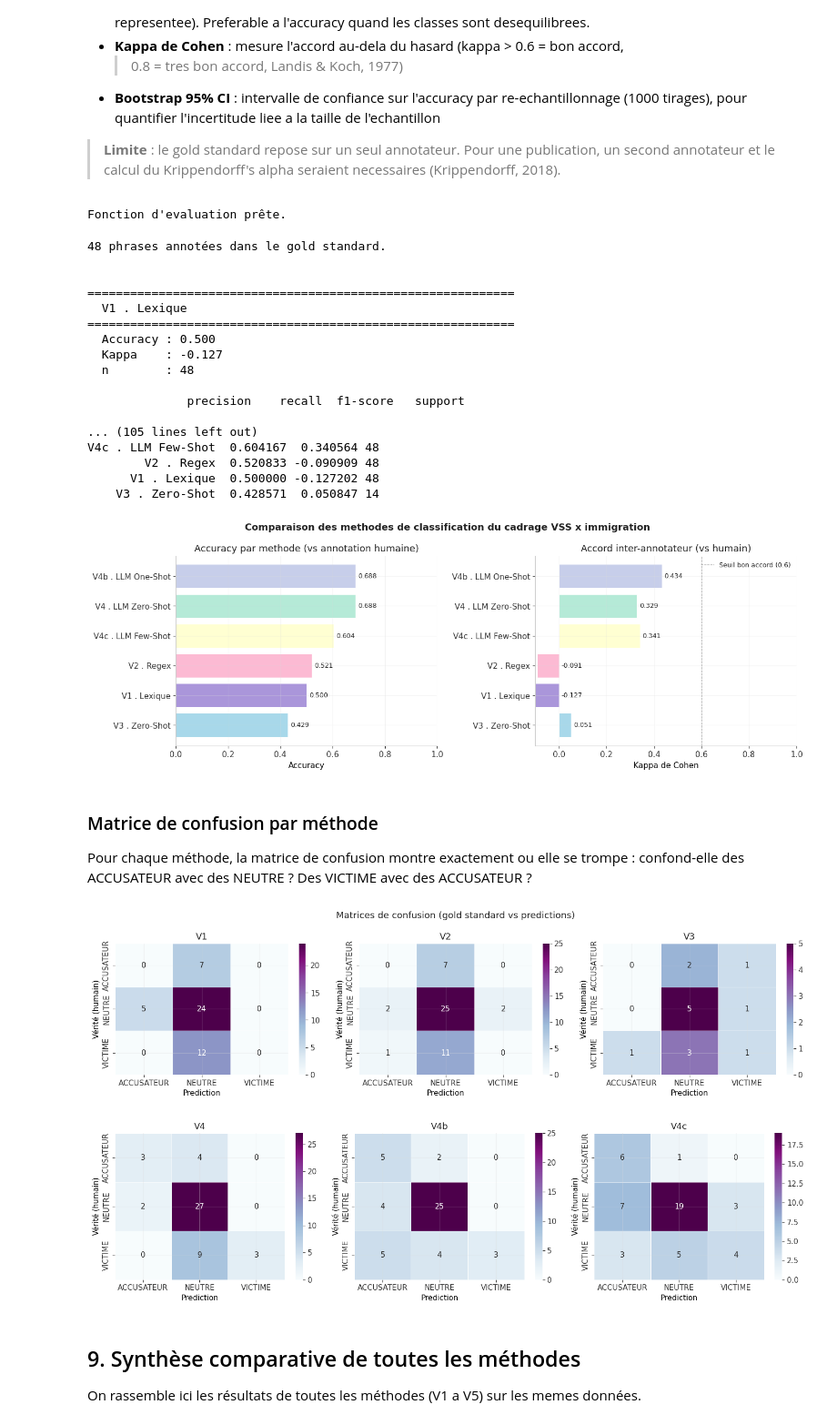
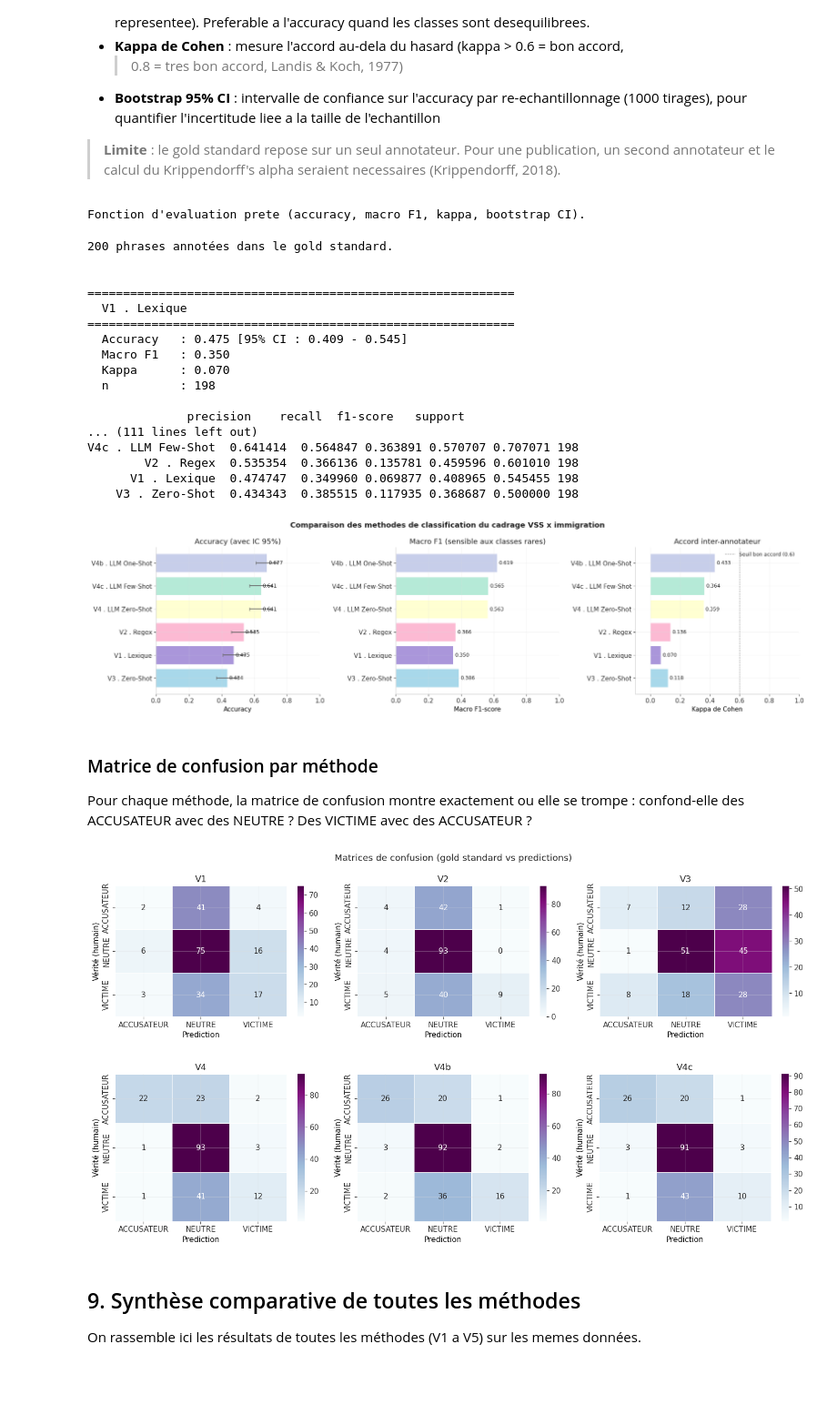
Before and after one commit to gabrielorsatti/projet_eco_socio, a Jupyter notebook: 05_cadrage_vss_immigration.ipynb, the cells around one changed output. Shown at 91% size. Saved outputs shown, nothing was run; the diff lists cells and outputs as text; code cells hidden in the pictures; blank space fills up the shorter version.

Commit message:
annotation sarah + notebook 5 fini

```diff
--- a/05_cadrage_vss_immigration.ipynb
+++ b/05_cadrage_vss_immigration.ipynb
@@ -1519,7 +1519,7 @@ def evaluer_methode(df_gold, col_methode, nom_methode):
     - Kappa de Cohen (accord au-dela du hasard)
     - Bootstrap 95% CI sur l'accuracy (1000 tirages)
     """
-    df_eval = df_gold[df_gold['annotation_humaine'].notna()].copy()
+    df_eval = df_gold[df_gold['sarah'].notna()].copy()
     if col_methode not in df_eval.columns:
         return None
 
@@ -1528,7 +1528,7 @@ def evaluer_methode(df_gold, col_methode, nom_methode):
         print(f"{nom_methode} : pas assez de donnees pour evaluer (n={len(df_eval)})")
         return None
 
-    y_true = df_eval['annotation_humaine'].values
+    y_true = df_eval['sarah'].values
     y_pred = df_eval[col_methode].values
 
     acc = accuracy_score(y_true, y_pred)
@@ -1558,11 +1558,11 @@ def evaluer_methode(df_gold, col_methode, nom_methode):
 
 print("Fonction d'evaluation prete (accuracy, macro F1, kappa, bootstrap CI).")
 # %% [output]
-Fonction d'evaluation prête.
+Fonction d'evaluation prete (accuracy, macro F1, kappa, bootstrap CI).
 # %%
 # Fusion du gold standard avec les predictions de chaque methode
 df_gold = pd.read_csv(chemin_gold)
-df_gold_annote = df_gold[df_gold['annotation_humaine'].notna()].copy()
+df_gold_annote = df_gold[df_gold['sarah'].notna()].copy()
 print(f"{len(df_gold_annote)} phrases annotées dans le gold standard.\n")
 
 if len(df_gold_annote) < 5:
@@ -1604,23 +1604,23 @@ else:
         print("=" * 60)
         print(df_eval.sort_values('accuracy', ascending=False).to_string(index=False))
 # %% [output]
-48 phrases annotées dans le gold standard.
+200 phrases annotées dans le gold standard.
 
 
 ============================================================
   V1 . Lexique
 ============================================================
-  Accuracy : 0.500
-  Kappa    : -0.127
-  n        : 48
+  Accuracy   : 0.475 [95% CI : 0.409 - 0.545]
+  Macro F1   : 0.350
+  Kappa      : 0.070
+  n          : 198
 
               precision    recall  f1-score   support
-
-... (105 lines left out)
-V4c . LLM Few-Shot  0.604167  0.340564 48
-        V2 . Regex  0.520833 -0.090909 48
-      V1 . Lexique  0.500000 -0.127202 48
-    V3 . Zero-Shot  0.428571  0.050847 14
+... (111 lines left out)
+V4c . LLM Few-Shot  0.641414  0.564847 0.363891 0.570707 0.707071 198
+        V2 . Regex  0.535354  0.366136 0.135781 0.459596 0.601010 198
+      V1 . Lexique  0.474747  0.349960 0.069877 0.408965 0.545455 198
+    V3 . Zero-Shot  0.434343  0.385515 0.117935 0.368687 0.500000 198
 # %%
 # Graphique comparatif des methodes
 if len(df_gold_annote) >= 5 and resultats_eval:
@@ -1669,7 +1669,7 @@ if len(df_gold_annote) >= 5 and resultats_eval:
 else:
     print("Pas assez d'annotations pour le graphique comparatif.")
 # %% [output]
-[figure, old version]
+[figure, new version]
 # %% [markdown]
 ### Matrice de confusion par méthode
 
@@ -1689,37 +1689,37 @@ if len(df_gold_annote) >= 5 and resultats_eval:
 
         labels = ['ACCUSATEUR', 'NEUTRE', 'VICTIME']
         for idx, (col, nom) in enumerate(methodes_dispo[:3]):
             df_sub = df_gold_annote[df_gold_annote[col].notna()]
-            cm = confusion_matrix(df_sub['annotation_humaine'], df_sub[col], labels=labels)
+            cm = confusion_matrix(df_sub['sarah'], df_sub[col], labels=labels)
             sns.heatmap(cm, annot=True, fmt='d', cmap='BuPu',
                         xticklabels=labels, yticklabels=labels, ax=axes[idx],
                         linewidths=0.5, linecolor='white')
             axes[idx].set_title(f"{nom}")
             axes[idx].set_ylabel("Vérité (humain)")
             axes[idx].set_xlabel("Prediction")
 
         plt.suptitle("Matrices de confusion (gold standard vs predictions)")
         plt.tight_layout()
         plt.show()
 
         # S'il y a plus de 3 methodes, deuxieme ligne
         if n_plots > 3:
             fig2, axes2 = plt.subplots(1, min(n_plots-3, 3), figsize=(5*min(n_plots-3,3), 4))
             if n_plots - 3 == 1: axes2 = [axes2]
             for idx, (col, nom) in enumerate(methodes_dispo[3:6]):
                 df_sub = df_gold_annote[df_gold_annote[col].notna()]
-                cm = confusion_matrix(df_sub['annotation_humaine'], df_sub[col], labels=labels)
+                cm = confusion_matrix(df_sub['sarah'], df_sub[col], labels=labels)
                 sns.heatmap(cm, annot=True, fmt='d', cmap='BuPu',
                             xticklabels=labels, yticklabels=labels, ax=axes2[idx],
                             linewidths=0.5, linecolor='white')
                 axes2[idx].set_title(f"{nom}")
                 axes2[idx].set_ylabel("Vérité (humain)")
                 axes2[idx].set_xlabel("Prediction")
             plt.tight_layout()
             plt.show()
 # %% [output]
-[figure, old version]
+[figure, new version]
-[figure, old version]
+[figure, new version]
 # %% [markdown]
 ## 9. Synthèse comparative de toutes les méthodes
 
```
Also changed, not shown: parts of 6 cells of this notebook, 5 other files.
